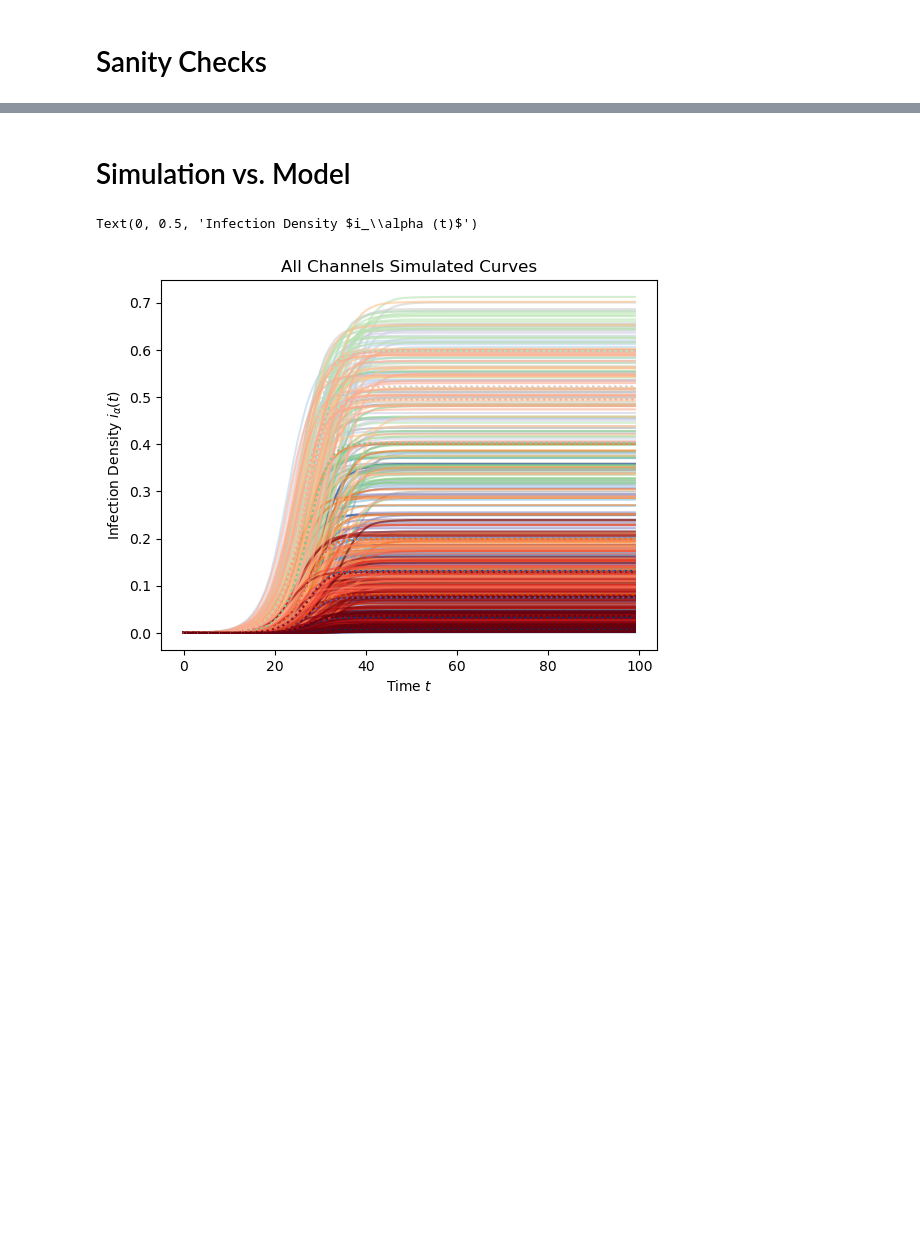
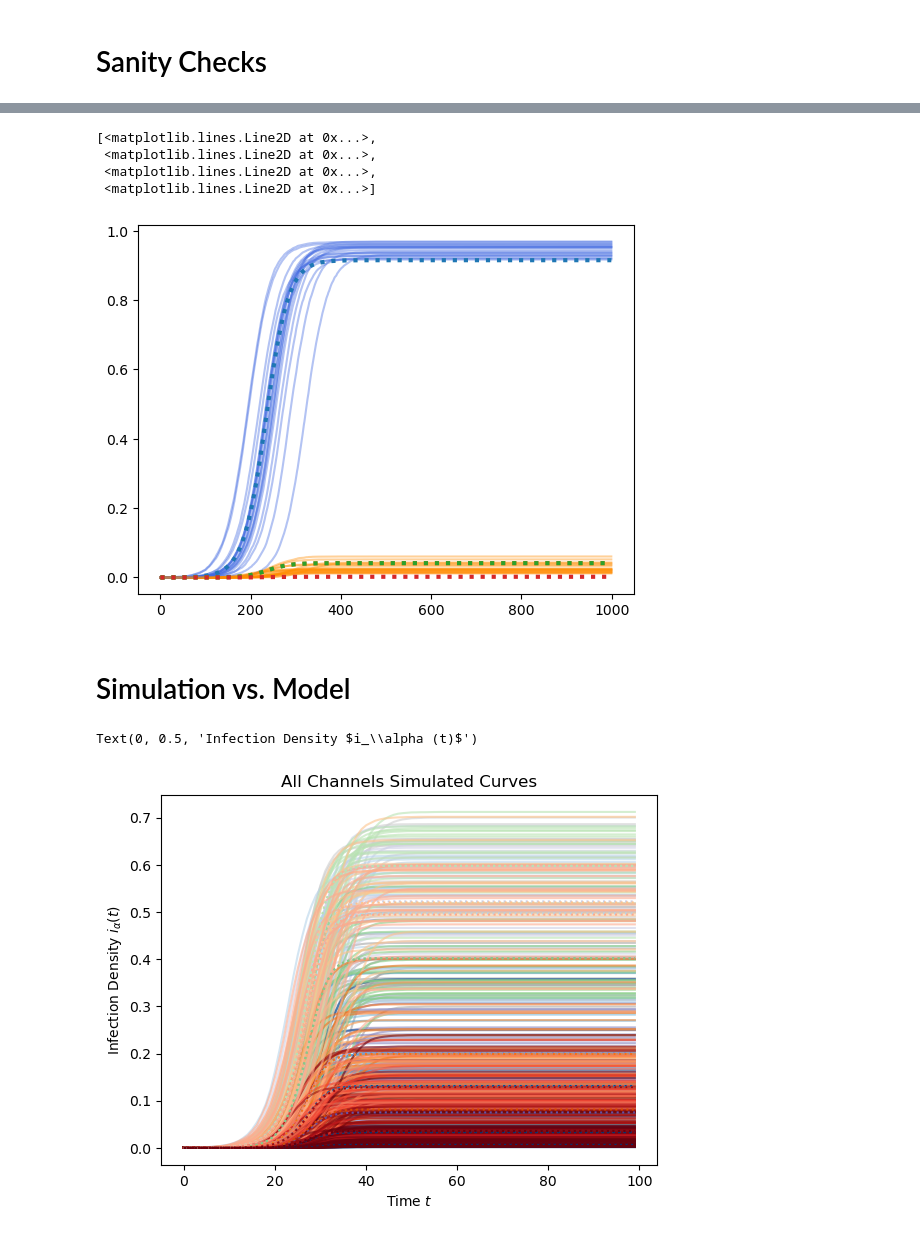
Before and after one commit to sagarkumar16/modeling-info-spread, a Jupyter notebook: notebooks/05-sk-updated-models.ipynb, the cells around one changed output, grey strips where cells are left out. Drawn from its saved outputs; the diff is of its cells as text; code cells hidden in the pictures; blank space fills up the shorter version.

```diff
--- a/notebooks/05-sk-updated-models.ipynb
+++ b/notebooks/05-sk-updated-models.ipynb
@@ -158,3 +165,21 @@ Text(0, 0.5, 'Infection Density $i_\\alpha (t)$')
+# %%
+test_channel = 'binsym_2b_nf'
+# %%
+test_sim = homogeneous_simulations.get(test_channel)
+# %%
+test_model = homogeneous_outputs.get(test_channel)
+# %%
+for run in test_sim:
+    plt.plot(range(T), [i[0] for i in run.I], alpha=0.4, color='royalblue')
+    plt.plot(range(T), [i[1] for i in run.I], alpha=0.4, color='darkorange')
+
+plt.plot(range(T), test_model.I, linestyle='dotted', linewidth=3)
+# %% [output]
+[<matplotlib.lines.Line2D at 0x...>,
+ <matplotlib.lines.Line2D at 0x...>,
+ <matplotlib.lines.Line2D at 0x...>,
+ <matplotlib.lines.Line2D at 0x...>]
+[figure, added]
 # %% [markdown]
 # Simulation vs. Model
 # %%
```
Also changed, not shown: parts of 66 cells of this notebook, 15 other files.
